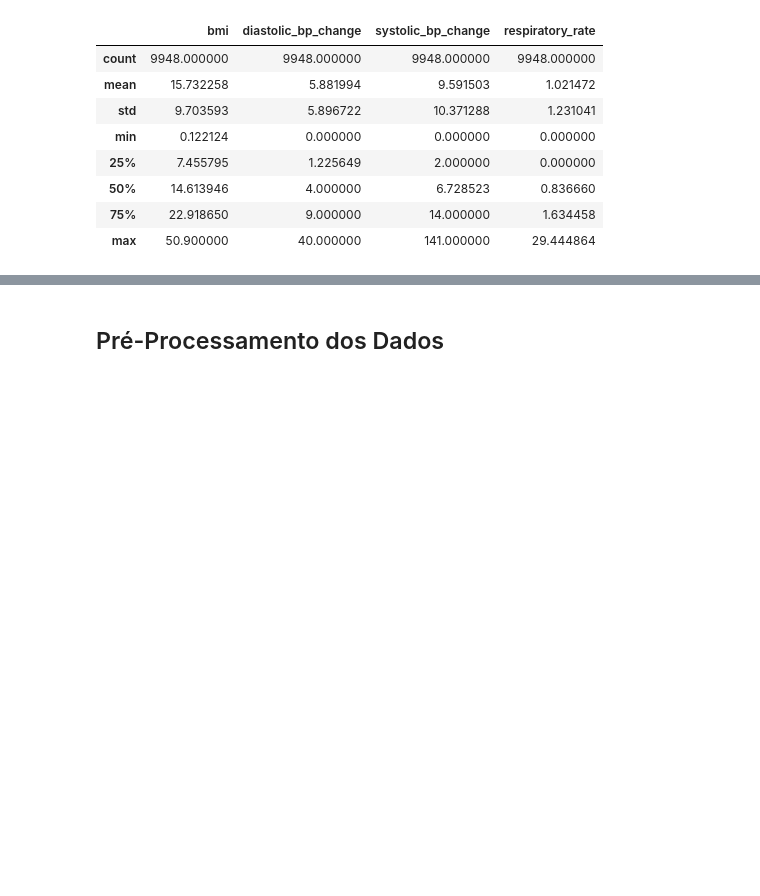
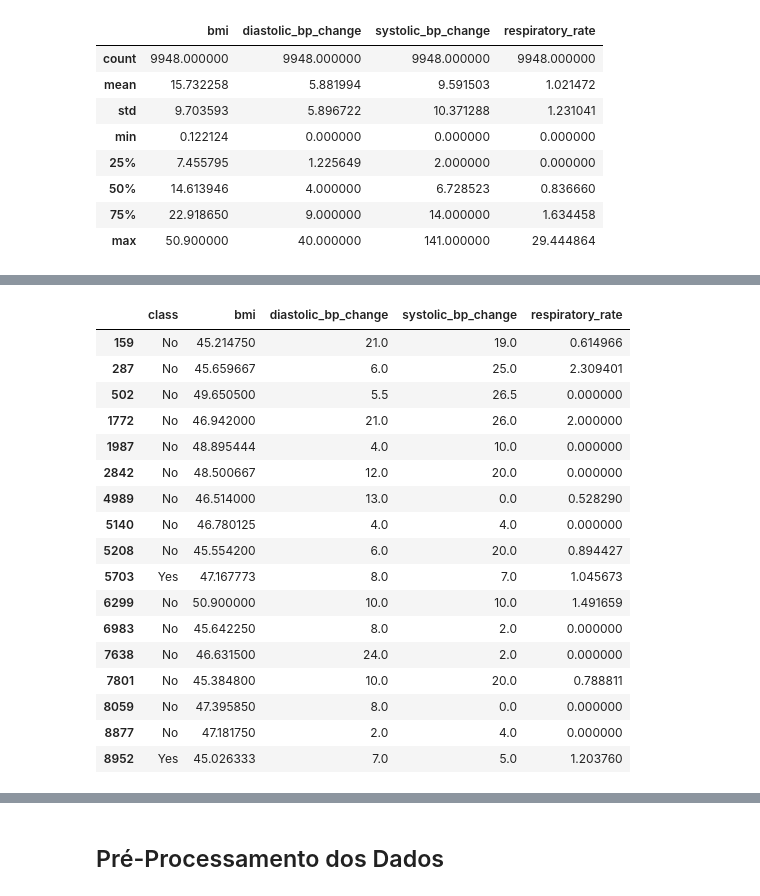
Before and after one commit to Krupique/challenges-kaggle, a Jupyter notebook: challenges/15_BloodPressurePredictor/01-CargaPrepDados.ipynb, the cells around one changed output, grey strips where cells are left out. Drawn from its saved outputs; the diff is of its cells as text; code cells hidden in the pictures; blank space fills up the shorter version.

```diff
--- a/challenges/15_BloodPressurePredictor/01-CargaPrepDados.ipynb
+++ b/challenges/15_BloodPressurePredictor/01-CargaPrepDados.ipynb
@@ -223,0 +343,18 @@ plt.show()
+# %%
+df['bmi_desc'] = pd.cut(df['bmi'],
+    [0, 16, 17, 18.5, 25, 30, 35, 40, 9999],
+    labels=['severe thinness', 'moderate thinness', 'mild thinness', 'normal', 'overweight', 'obese class i', 'obese class ii', 'obese class iii'])
+
+#Vou mapear esses valores para facilitar também na manipulação dos dados
+bmi_map = {
+    'severe thinness': 0,
+    'moderate thinness': 1,
+    'mild thinness': 2,
+    'normal': 3,
+    'overweight': 4,
+    'obese class i': 5,
+    'obese class ii': 6,
+    'obese class iii': 7
+}
+
+df['bmi_map'] = df['bmi_desc'].map(bmi_map)
@@ -223,0 +392,2 @@ plt.show()
+# %%
+df.drop(columns=['bmi_desc', 'bmi_map'], inplace=True)
@@ -223,0 +407,29 @@ plt.show()
+# %%
+#Cálculo do Z-score
+z = np.abs(stats.zscore(df['bmi']))
+
+#Definindo o threshold igual a 3 desvios padrão
+threshold = 3
+indices = np.where(z > 3)
+
+#Visualizando os outliers
+df.iloc[indices]
+# %% [output]
+|  | class | bmi | diastolic_bp_change | systolic_bp_change | respiratory_rate |
+| 159 | No | 45.214750 | 21.0 | 19.0 | 0.614966 |
+| 287 | No | 45.659667 | 6.0 | 25.0 | 2.309401 |
+| 502 | No | 49.650500 | 5.5 | 26.5 | 0.000000 |
+| 1772 | No | 46.942000 | 21.0 | 26.0 | 2.000000 |
+| 1987 | No | 48.895444 | 4.0 | 10.0 | 0.000000 |
+| 2842 | No | 48.500667 | 12.0 | 20.0 | 0.000000 |
+| 4989 | No | 46.514000 | 13.0 | 0.0 | 0.528290 |
+| 5140 | No | 46.780125 | 4.0 | 4.0 | 0.000000 |
+| 5208 | No | 45.554200 | 6.0 | 20.0 | 0.894427 |
+| 5703 | Yes | 47.167773 | 8.0 | 7.0 | 1.045673 |
+| 6299 | No | 50.900000 | 10.0 | 10.0 | 1.491659 |
+| 6983 | No | 45.642250 | 8.0 | 2.0 | 0.000000 |
+| 7638 | No | 46.631500 | 24.0 | 2.0 | 0.000000 |
+| 7801 | No | 45.384800 | 10.0 | 20.0 | 0.788811 |
+| 8059 | No | 47.395850 | 8.0 | 0.0 | 0.000000 |
+| 8877 | No | 47.181750 | 2.0 | 4.0 | 0.000000 |
+| 8952 | Yes | 45.026333 | 7.0 | 5.0 | 1.203760 |
```
Also changed, not shown: parts of 58 cells of this notebook.
